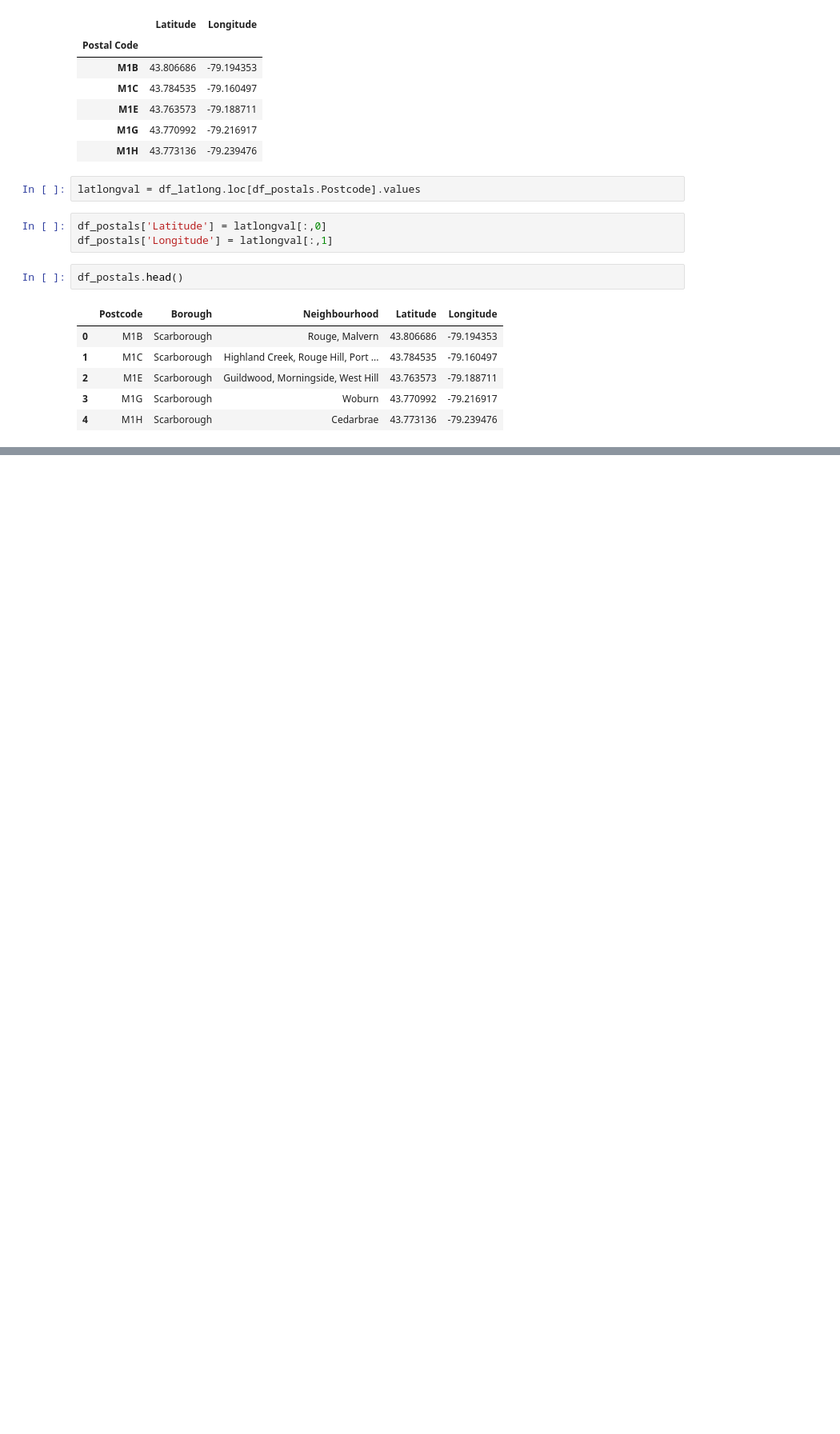
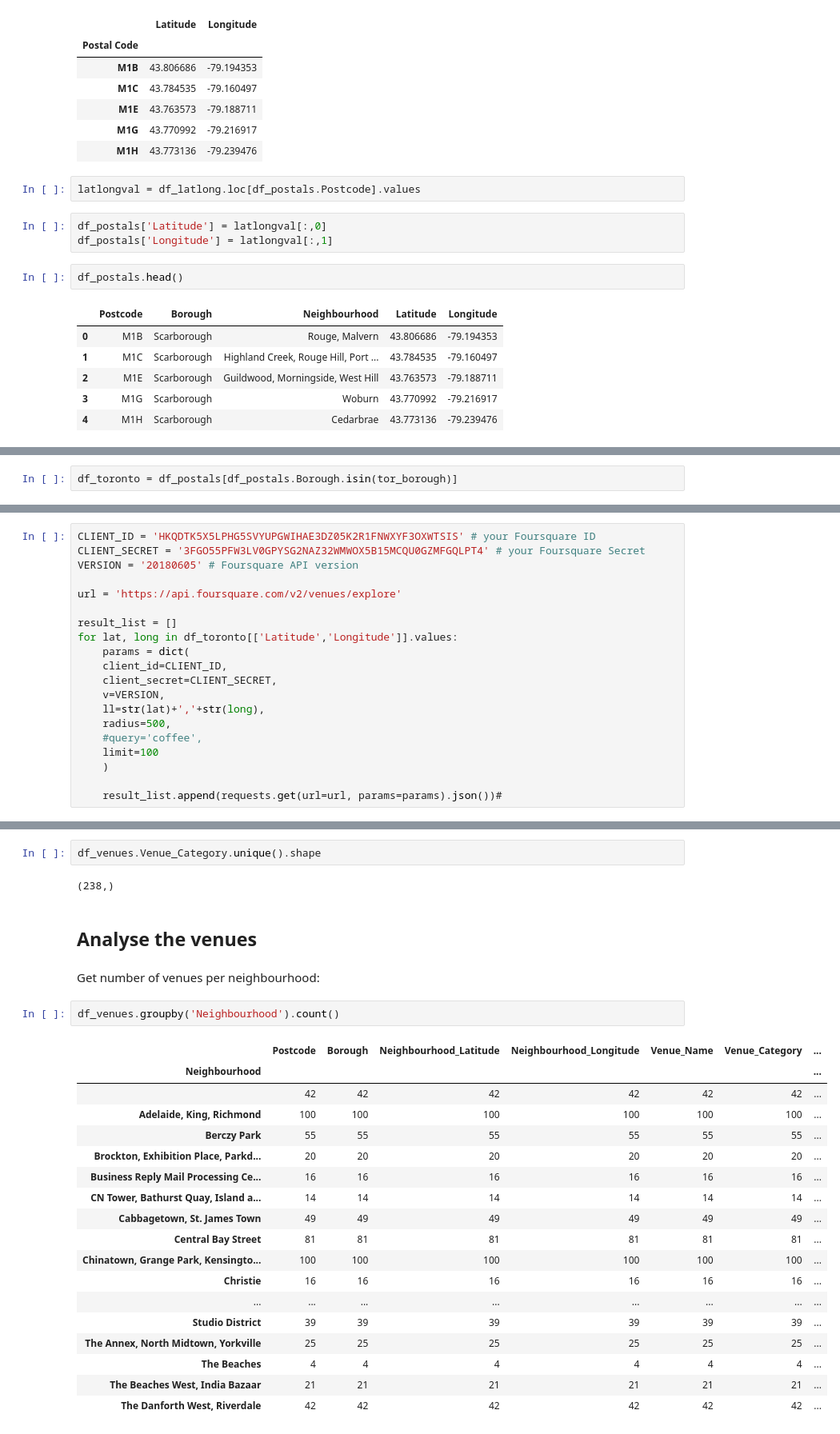
Before and after one commit to julfes/IBM-Data-Science-Capstone, a Jupyter notebook: Capstone_2.ipynb, the cells around one changed output, grey strips where cells are left out. Shown at 80% size. Saved outputs shown, nothing was run; the diff lists cells and outputs as text; blank space fills up the shorter version.

```diff
--- a/Capstone_2.ipynb
+++ b/Capstone_2.ipynb
@@ -146,0 +209,2 @@ df_postals.head()
+# %%
+df_toronto = df_postals[df_postals.Borough.isin(tor_borough)]
@@ -146,0 +213,20 @@ df_postals.head()
+# %%
+CLIENT_ID = 'HKQDTK5X5LPHG5SVYUPGWIHAE3DZ05K2R1FNWXYF3OXWTSIS' # your Foursquare ID
+CLIENT_SECRET = '3FGO55PFW3LV0GPYSG2NAZ32WMWOX5B15MCQU0GZMFGQLPT4' # your Foursquare Secret
+VERSION = '20180605' # Foursquare API version
+
+url = 'https://api.foursquare.com/v2/venues/explore'
+
+result_list = []
+for lat, long in df_toronto[['Latitude','Longitude']].values:
+    params = dict(
+    client_id=CLIENT_ID,
+    client_secret=CLIENT_SECRET,
+    v=VERSION,
+    ll=str(lat)+','+str(long),
+    radius=500,
+    #query='coffee',
+    limit=100
+    )
+
+    result_list.append(requests.get(url=url, params=params).json())#
@@ -146,0 +279,29 @@ df_postals.head()
+# %%
+df_venues.Venue_Category.unique().shape
+# %% [output]
+(238,)
+# %% [markdown]
+## Analyse the venues
+# %% [markdown]
+Get number of venues per neighbourhood:
+# %%
+df_venues.groupby('Neighbourhood').count()
+# %% [output]
+|  | Postcode | Borough | Neighbourhood_Latitude | Neighbourhood_Longitude | Venue_Name | Venue_Category | ... |
+| Neighbourhood |  |  |  |  |  |  | ... |
+|  | 42 | 42 | 42 | 42 | 42 | 42 | ... |
+| Adelaide, King, Richmond | 100 | 100 | 100 | 100 | 100 | 100 | ... |
+| Berczy Park | 55 | 55 | 55 | 55 | 55 | 55 | ... |
+| Brockton, Exhibition Place, Parkd... | 20 | 20 | 20 | 20 | 20 | 20 | ... |
+| Business Reply Mail Processing Ce... | 16 | 16 | 16 | 16 | 16 | 16 | ... |
+| CN Tower, Bathurst Quay, Island a... | 14 | 14 | 14 | 14 | 14 | 14 | ... |
+| Cabbagetown, St. James Town | 49 | 49 | 49 | 49 | 49 | 49 | ... |
+| Central Bay Street | 81 | 81 | 81 | 81 | 81 | 81 | ... |
+| Chinatown, Grange Park, Kensingto... | 100 | 100 | 100 | 100 | 100 | 100 | ... |
+| Christie | 16 | 16 | 16 | 16 | 16 | 16 | ... |
+| ... | ... | ... | ... | ... | ... | ... | ... |
+| Studio District | 39 | 39 | 39 | 39 | 39 | 39 | ... |
+| The Annex, North Midtown, Yorkville | 25 | 25 | 25 | 25 | 25 | 25 | ... |
+| The Beaches | 4 | 4 | 4 | 4 | 4 | 4 | ... |
+| The Beaches West, India Bazaar | 21 | 21 | 21 | 21 | 21 | 21 | ... |
+| The Danforth West, Riverdale | 42 | 42 | 42 | 42 | 42 | 42 | ... |
```
Also changed, not shown: parts of 48 cells of this notebook.
